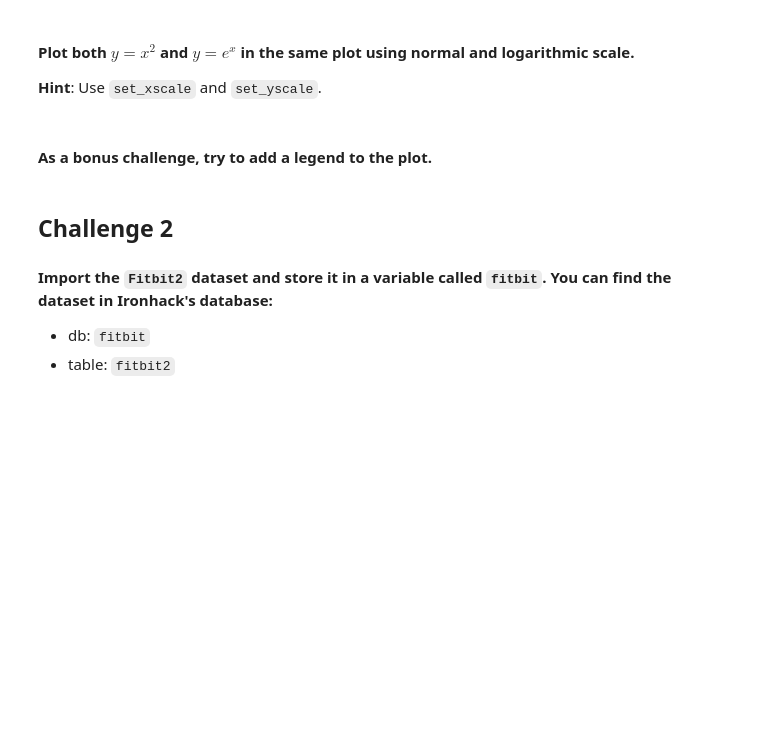
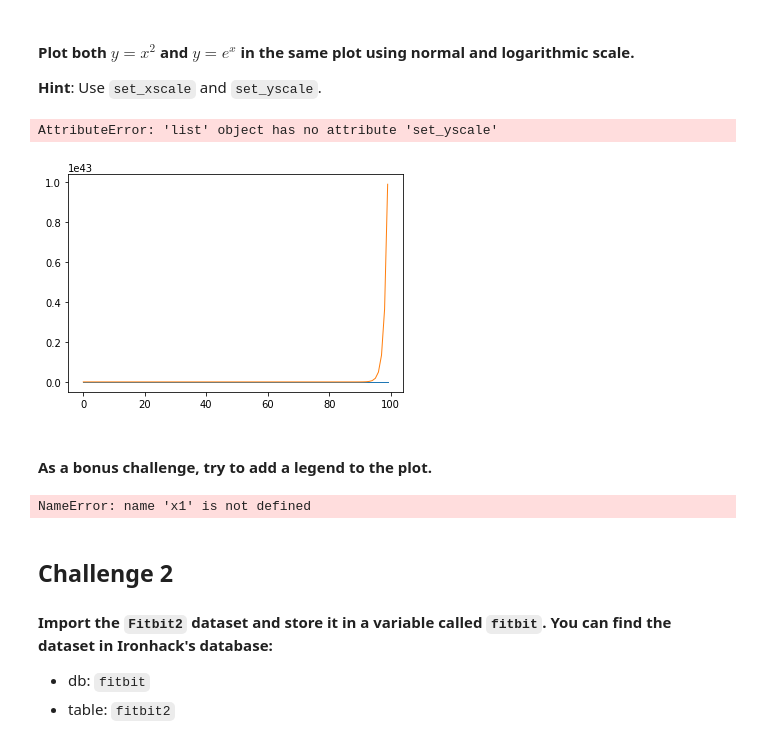
Before and after one commit to ta-data-lis/lab-matplotlib-seaborn, a Jupyter notebook: your-code/main.ipynb, the cells around one changed output. Drawn from its saved outputs; the diff is of its cells as text; code cells hidden in the pictures; blank space fills up the shorter version.

```diff
--- a/your-code/main.ipynb
+++ b/your-code/main.ipynb
@@ -41,2 +66,18 @@ If you want, try to add a title to the plot or even axes labels. You can also pl
+# %%
+# your code here
+x = np.arange(0,100)
+y1 = x**2
+y2 = np.exp(x)
+
+plot1 = plt.plot(x, y1, linewidth = 1)
+plot2 = plt.plot(x, y2, linewidth = 1).set_yscale('log')
+
+plt.xlabel('x axis') # label in x axis
+plt.ylabel('y axis') # label in y axis
+
+plt.show()
+# %% [output]
+AttributeError: 'list' object has no attribute 'set_yscale'
+[figure, added]
 # %% [markdown]
 #### As a bonus challenge, try to add a legend to the plot.
@@ -45,3 +84,19 @@ If you want, try to add a title to the plot or even axes labels. You can also pl
+# %%
+# your code here
+x = np.arange(0,100)
+y1 = x1**2
+y2 = np.exp(x)
+
+plt.plot(x, y1, label='linear', linewidth = 1)
+plt.plot(x, y2, label='exponential', linewidth = 1)
+
+plt.xlabel('x axis') # label in x axis
+plt.ylabel('y axis') # label in y axis
+
+plt.legend()
+plt.show()
+# %% [output]
+NameError: name 'x1' is not defined
 # %% [markdown]
 ## Challenge 2
 #### Import the `Fitbit2` dataset and store it in a variable called `fitbit`. You can find the dataset in Ironhack's database:
```
Also changed, not shown: parts of 44 cells of this notebook, 2 other files.
